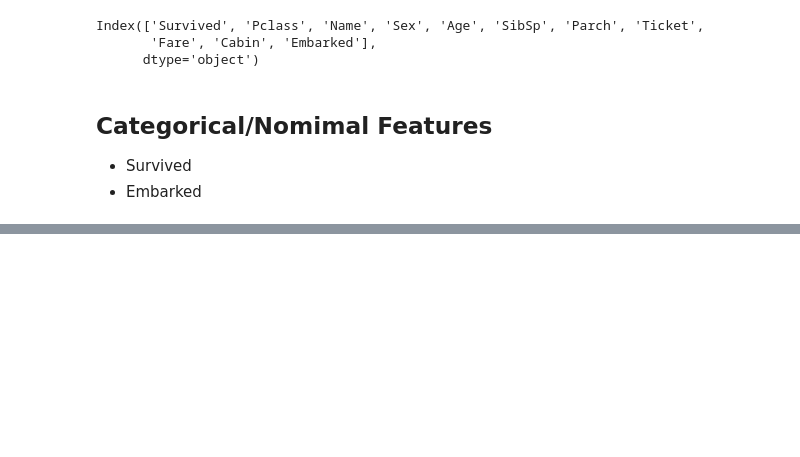
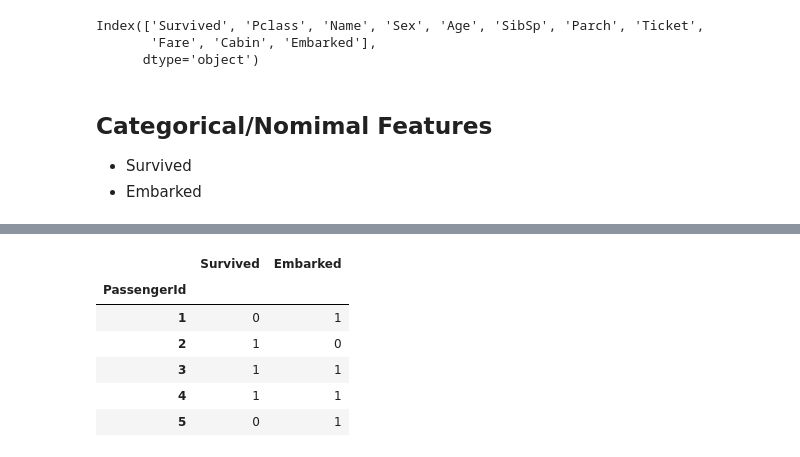
Before and after one commit to FajarAndrianto037/datamining, a Jupyter notebook: _sources/notebooks.ipynb, the cells around one changed output, grey strips where cells are left out. Cells and saved outputs as stored; diff of their text form; code cells hidden in the pictures; blank space fills up the shorter version.

```diff
--- a/_sources/notebooks.ipynb
+++ b/_sources/notebooks.ipynb
@@ -44,0 +110,10 @@ data[["Name","Survived", "Embarked"]].head(5)
+# %%
+data.loc[0:5, ["Survived", "Embarked"]]
+# %% [output]
+|  | Survived | Embarked |
+| PassengerId |  |  |
+| 1 | 0 | 1 |
+| 2 | 1 | 0 |
+| 3 | 1 | 1 |
+| 4 | 1 | 1 |
+| 5 | 0 | 1 |
```
Also changed, not shown: parts of 24 cells of this notebook, 3 other files.
